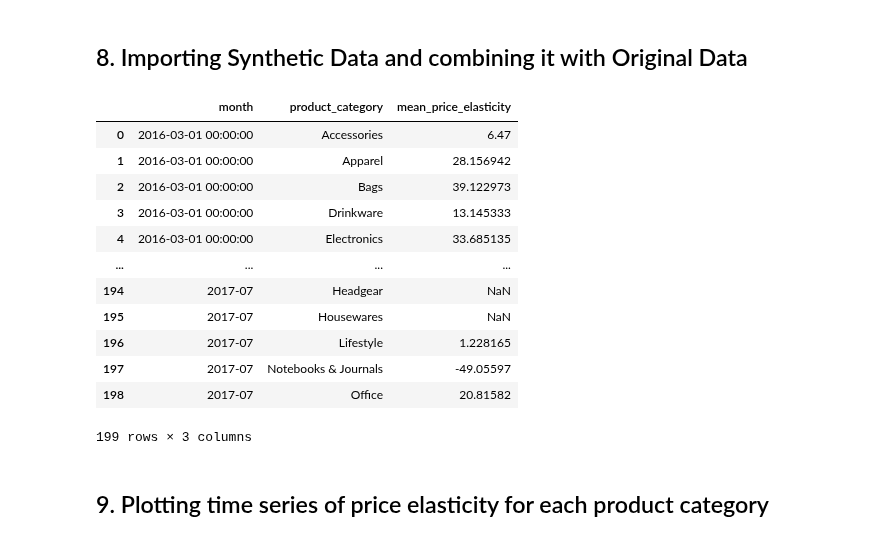
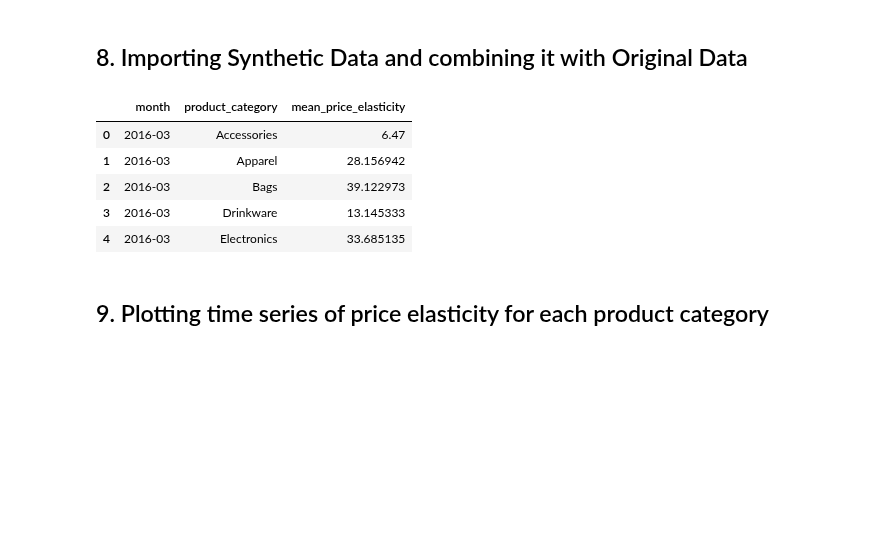
Before and after one commit to woobrandon/DSA3101-Potato-Wedges, a Jupyter notebook: SubgroupB/Price Elasticity.ipynb, the cells around one changed output. Cells and saved outputs as stored; diff of their text form; code cells hidden in the pictures; blank space fills up the shorter version.

```diff
--- a/SubgroupB/Price Elasticity.ipynb
+++ b/SubgroupB/Price Elasticity.ipynb
@@ -214,52 +214,48 @@ print(monthly_elasticity_summary)
 ## 8. Importing Synthetic Data and combining it with Original Data
 # %%
 # Load and preprocess synthetic data from CSV
-synthetic_data = pd.read_csv(r"C:\DSA3101-Project\SubgroupB\cleaned_synthetic_v3.csv")
+synthetic_data = pd.read_csv(r"C:\DSA3101-Project\E-commerce-Performance-Analysis-and-Optimization\SubgroupB\cleaned_synthetic_v3.csv")
 
 # Ensure the 'year_month' column is in datetime format and create 'month' column for grouping
 synthetic_data['month'] = pd.to_datetime(synthetic_data['year_month']).dt.to_period('M')
 
 # Group by 'product_category' and 'month', and calculate sum of quantities and average price
 synthetic_data_grouped = synthetic_data.groupby(['product_category', 'month']).agg(
     daily_qty_sum=('present_total_qty', 'sum'),  # Sum of total quantities sold per month
     avg_price=('product_price', 'mean')          # Average price per month
 ).reset_index()
 
 # Sort the grouped data by 'month' and 'product_category'
 synthetic_data_grouped = synthetic_data_grouped.sort_values(by=['month', 'product_category'])
 synthetic_data_grouped.head()
 
 # Step 1: Rename columns in synthetic data to match the original format
 synthetic_data_grouped.rename(columns={
     'avg_price': 'mean_price_elasticity'      # Rename 'avg_price' to 'mean_price_elasticity'
 }, inplace=True)
 
 # Step 2: Convert 'month' column to timestamp for both datasets (to avoid PeriodDtype errors)
 synthetic_data_grouped['month'] = synthetic_data_grouped['month'].dt.to_timestamp()
 
 # Step 3: Standardize the structure and select the relevant columns for concatenation
 synthetic_data_grouped = synthetic_data_grouped[['month', 'product_category', 'mean_price_elasticity']]
 monthly_elasticity_summary = monthly_elasticity_summary[['month', 'product_category', 'mean_price_elasticity']]
 
 # Step 4: Concatenate the synthetic data (on top) with the original monthly elasticity summary
 combined_data = pd.concat([synthetic_data_grouped, monthly_elasticity_summary], ignore_index=True)
 
-# Step 5: Display the concatenated dataframe
-combined_data
+# Convert the 'month' column to the 'YYYY-MM' format
+combined_data['month'] = pd.to_datetime(combined_data['month']).dt.strftime('%Y-%m')
+
+# Display the updated dataframe
+combined_data.head()
 # %% [output]
 |  | month | product_category | mean_price_elasticity |
-| 0 | 2016-03-01 00:00:00 | Accessories | 6.47 |
-| 1 | 2016-03-01 00:00:00 | Apparel | 28.156942 |
-| 2 | 2016-03-01 00:00:00 | Bags | 39.122973 |
-| 3 | 2016-03-01 00:00:00 | Drinkware | 13.145333 |
-| 4 | 2016-03-01 00:00:00 | Electronics | 33.685135 |
-| ... | ... | ... | ... |
-| 194 | 2017-07 | Headgear | NaN |
-| 195 | 2017-07 | Housewares | NaN |
-| 196 | 2017-07 | Lifestyle | 1.228165 |
-| 197 | 2017-07 | Notebooks & Journals | -49.05597 |
-| 198 | 2017-07 | Office | 20.81582 |
+| 0 | 2016-03 | Accessories | 6.47 |
+| 1 | 2016-03 | Apparel | 28.156942 |
+| 2 | 2016-03 | Bags | 39.122973 |
+| 3 | 2016-03 | Drinkware | 13.145333 |
+| 4 | 2016-03 | Electronics | 33.685135 |
-199 rows × 3 columns
 # %% [markdown]
 ## 9. Plotting time series of price elasticity for each product category
 # %%
```
Also changed, not shown: parts of 2 cells of this notebook, 1 other file.
